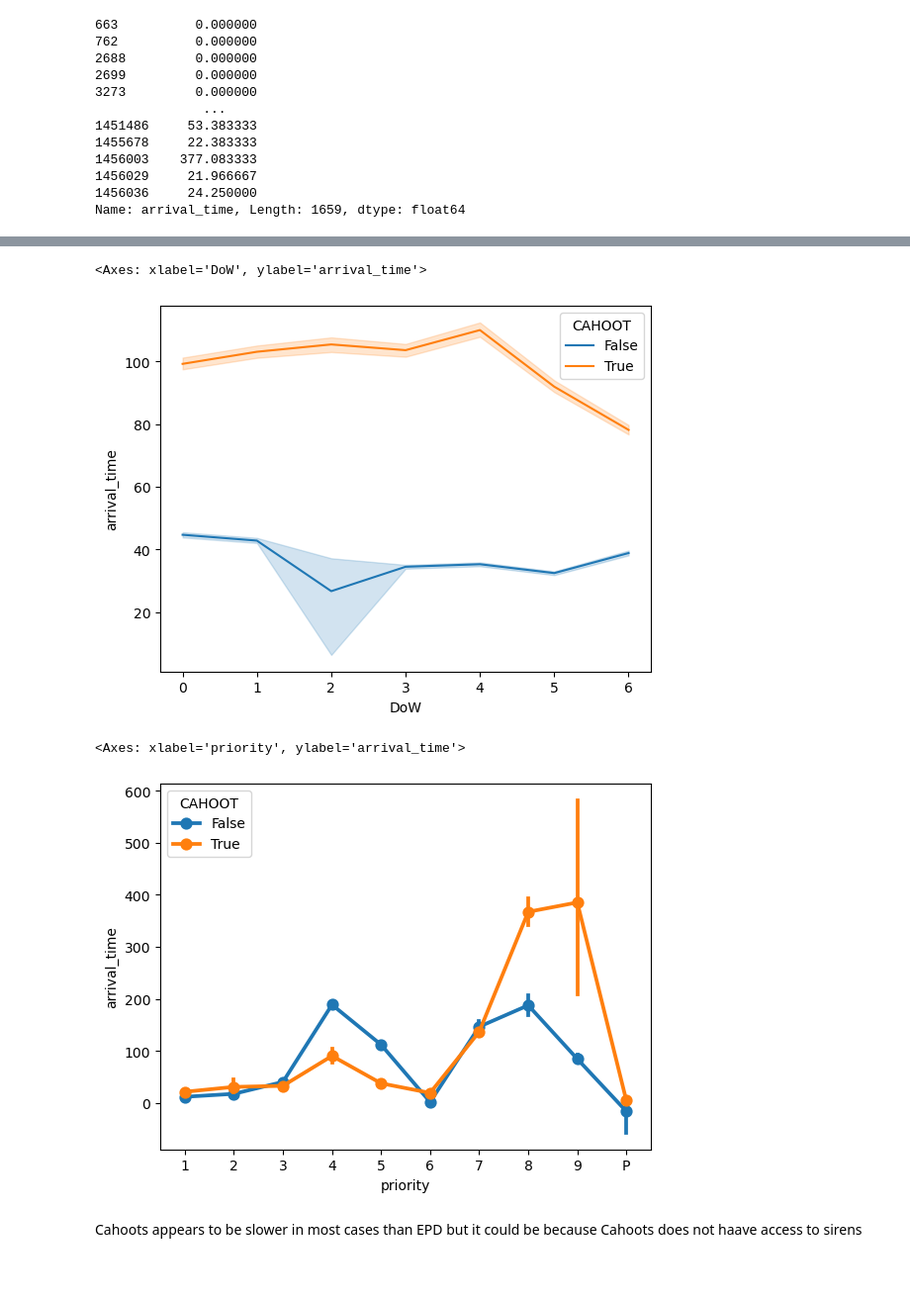
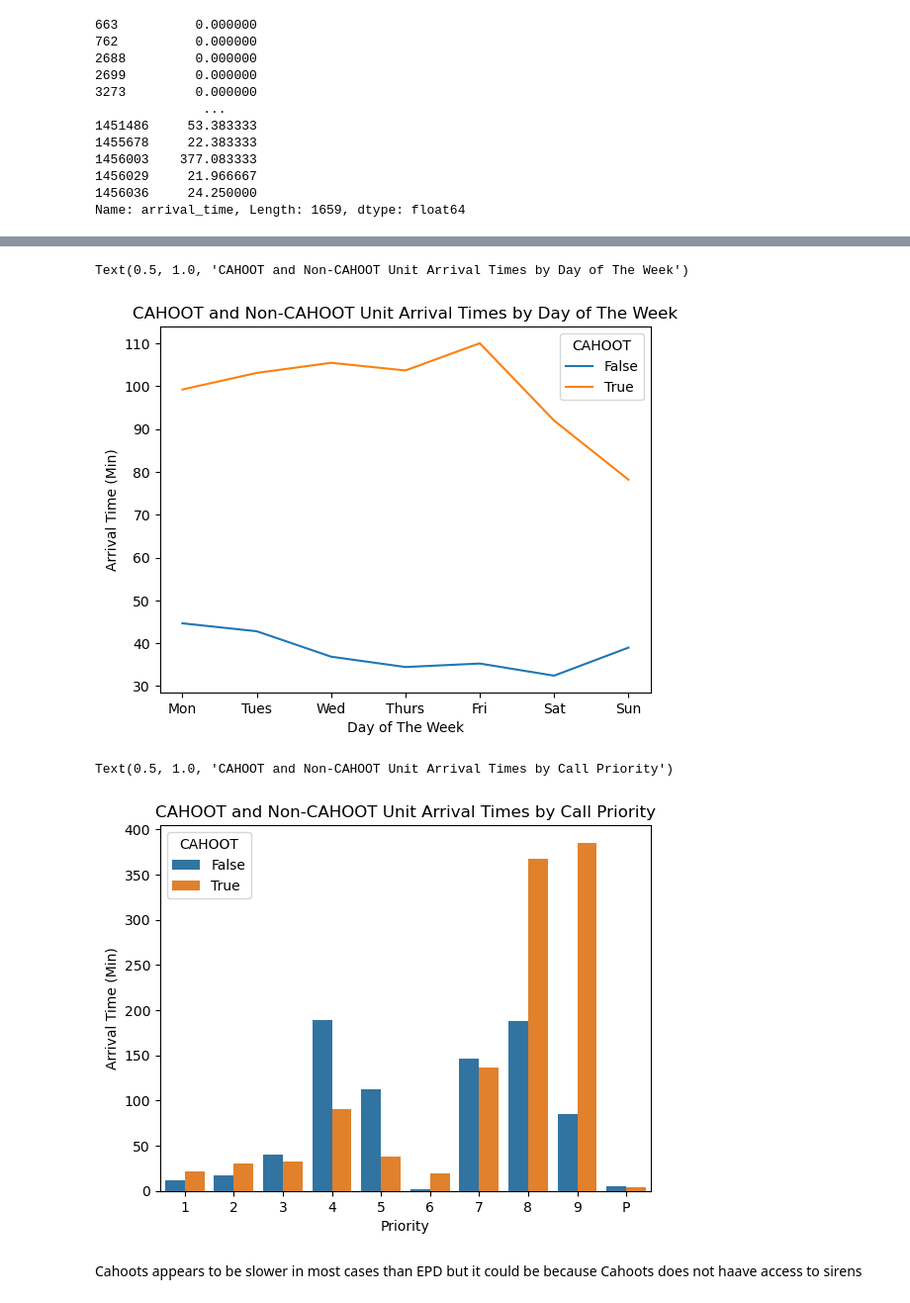
Before and after one commit to Lwarrine/CAHOOTS-Call-Data-Analysis, a Jupyter notebook: Clean.ipynb, the cells around one changed output, grey strips where cells are left out. Shown at 99% size. Cells and saved outputs as stored; diff of their text form; code cells hidden in the pictures; blank space fills up the shorter version.

```diff
--- a/Clean.ipynb
+++ b/Clean.ipynb
@@ -317,6 +318,7 @@ test_data.groupby("CAHOOT").agg('mean')
 | False | 85.607480 | 36.067219 | 30.814193 |
 | True | 125.696933 | 98.635107 | 85.578922 |
 # %%
+call_data = call_data[(call_data["clear_time"] >= 0)&(call_data["arrival_time"] >= 0)&(call_data["dispatch_time"] >= 0)]
 test_data2 = call_data[call_data["callsource"] != "SELF"]
 test_data2 = test_data2[(test_data2["clear_time"] >= 0)&(test_data2["arrival_time"] >= 0)&(test_data2["dispatch_time"] >= 0)]
 test_data2 = test_data2[['clear_time', 'arrival_time', 'dispatch_time','CAHOOT','priority']]
@@ -412,13 +419,20 @@ sns.lineplot(call_data, x = "Hour", y = "arrival_time", hue = "CAHOOT")
 # %%
-sns.lineplot(call_data, x = "DoW", y = "arrival_time", hue = "CAHOOT")
+#DoW_order = ['Mon', 'Tues', 'Wed', 'Thurs', 'Fri', 'Sat', 'Sun']
+sns.lineplot(df_sorted, x = "DoW", y = "arrival_time", hue = "CAHOOT",errorbar=None) #, order = DoW_order
+plt.xlabel("Day of The Week")
+plt.ylabel("Arrival Time (Min)")
+plt.title("CAHOOT and Non-CAHOOT Unit Arrival Times by Day of The Week")
 # %% [output]
-<Axes: xlabel='DoW', ylabel='arrival_time'>
+Text(0.5, 1.0, 'CAHOOT and Non-CAHOOT Unit Arrival Times by Day of The Week')
-[figure, old version]
+[figure, new version]
 # %%
 orders =  ["1", "2", "3", "4", "5", "6", "7", "8", "9", "P"]
-sns.pointplot(call_data, x = "priority", y = "arrival_time", hue = "CAHOOT", order = orders)
+sns.barplot(call_data, x = "priority", y = "arrival_time", hue = "CAHOOT", order = orders, errorbar = None)
+plt.xlabel("Priority")
+plt.ylabel("Arrival Time (Min)")
+plt.title("CAHOOT and Non-CAHOOT Unit Arrival Times by Call Priority")
 # %% [output]
-<Axes: xlabel='priority', ylabel='arrival_time'>
+Text(0.5, 1.0, 'CAHOOT and Non-CAHOOT Unit Arrival Times by Call Priority')
-[figure, old version]
+[figure, new version]
 # %% [markdown]
 Cahoots appears to be slower in most cases than EPD but it could be because Cahoots does not haave access to sirens
```
Also changed, not shown: parts of 16 cells of this notebook.
